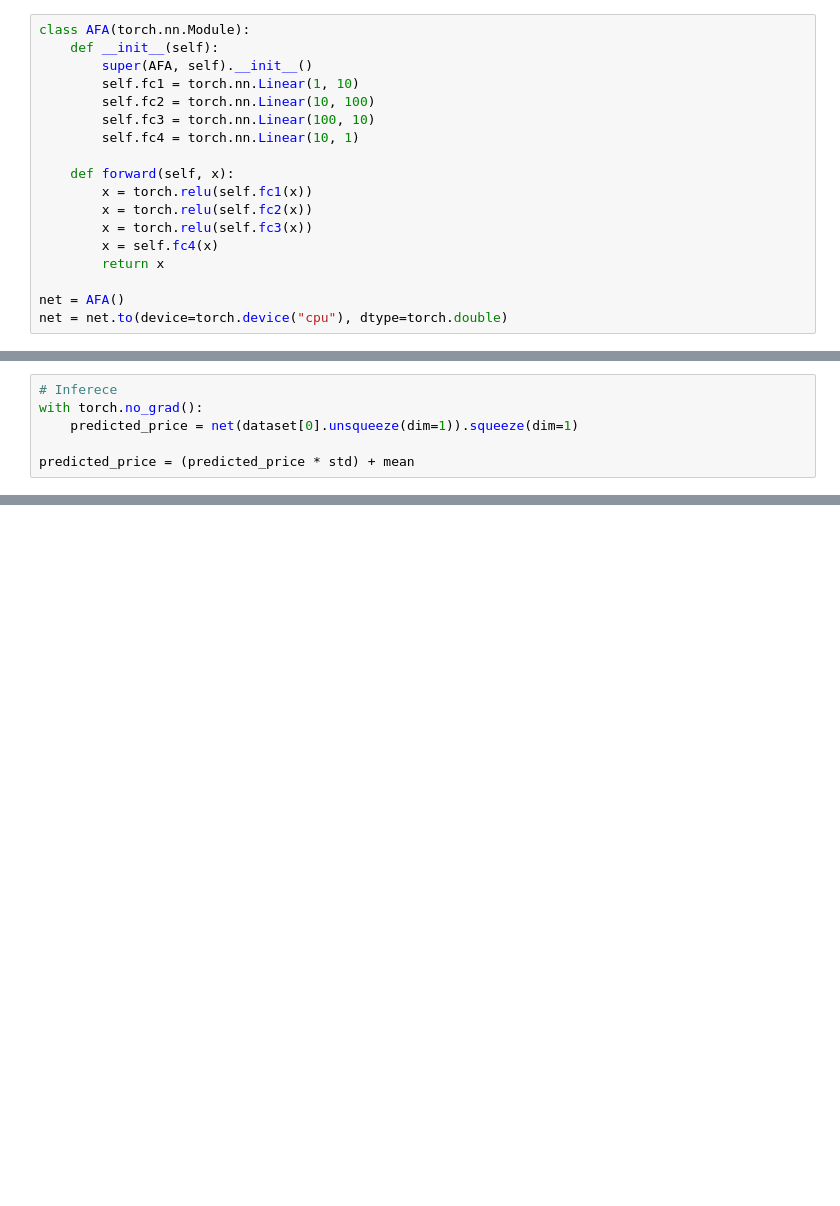
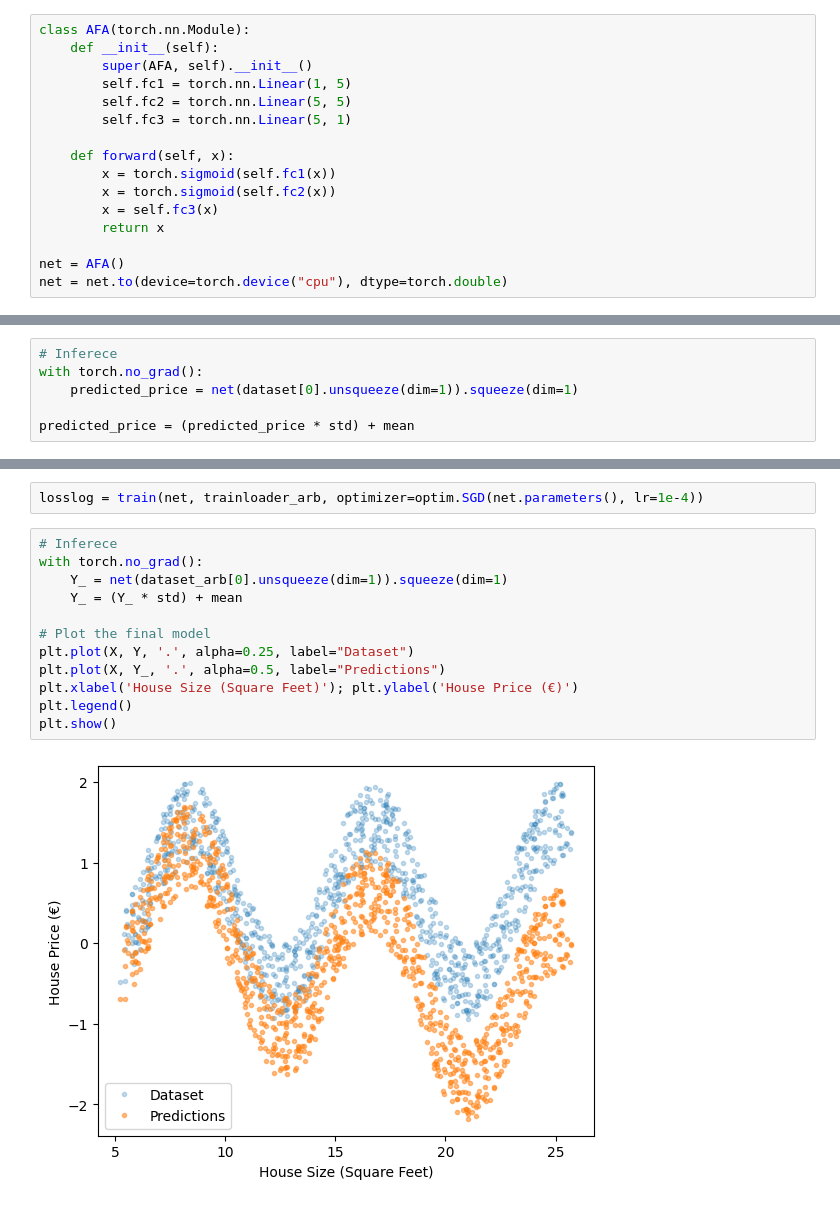
Before and after one commit to grussdorian/neural-networks-crash-course, a Jupyter notebook: 1 - ArbitraryFn.ipynb, the cells around one changed output, grey strips where cells are left out. Cells and saved outputs as stored; diff of their text form; blank space fills up the shorter version.

```diff
--- a/1 - ArbitraryFn.ipynb
+++ b/1 - ArbitraryFn.ipynb
@@ -110,16 +113,14 @@ dataset = (dataset * std) + mean
 class AFA(torch.nn.Module):
     def __init__(self):
         super(AFA, self).__init__()
-        self.fc1 = torch.nn.Linear(1, 10)
-        self.fc2 = torch.nn.Linear(10, 100)
-        self.fc3 = torch.nn.Linear(100, 10)
-        self.fc4 = torch.nn.Linear(10, 1)
+        self.fc1 = torch.nn.Linear(1, 5)
+        self.fc2 = torch.nn.Linear(5, 5)
+        self.fc3 = torch.nn.Linear(5, 1)
 
     def forward(self, x):
-        x = torch.relu(self.fc1(x))
-        x = torch.relu(self.fc2(x))
-        x = torch.relu(self.fc3(x))
-        x = self.fc4(x)
+        x = torch.sigmoid(self.fc1(x))
+        x = torch.sigmoid(self.fc2(x))
+        x = self.fc3(x)
         return x
 
 net = AFA()
@@ -181,0 +193,16 @@ plt.show()
+# %%
+losslog = train(net, trainloader_arb, optimizer=optim.SGD(net.parameters(), lr=1e-4))
+# %%
+# Inferece
+with torch.no_grad():
+    Y_ = net(dataset_arb[0].unsqueeze(dim=1)).squeeze(dim=1)
+    Y_ = (Y_ * std) + mean
+
+# Plot the final model
+plt.plot(X, Y, '.', alpha=0.25, label="Dataset")
+plt.plot(X, Y_, '.', alpha=0.5, label="Predictions")
+plt.xlabel('House Size (Square Feet)'); plt.ylabel('House Price (€)')
+plt.legend()
+plt.show()
+# %% [output]
+[figure, added]
```
Also changed, not shown: parts of 15 cells of this notebook, 1 other file.
